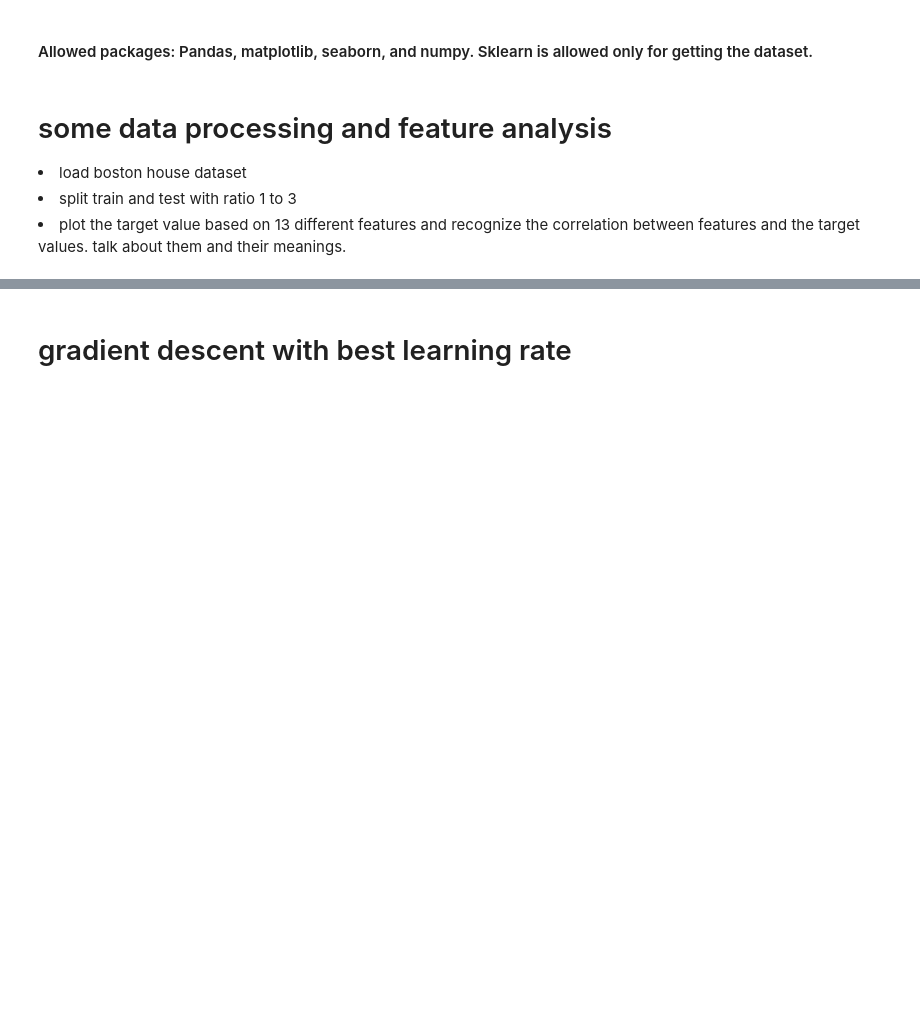
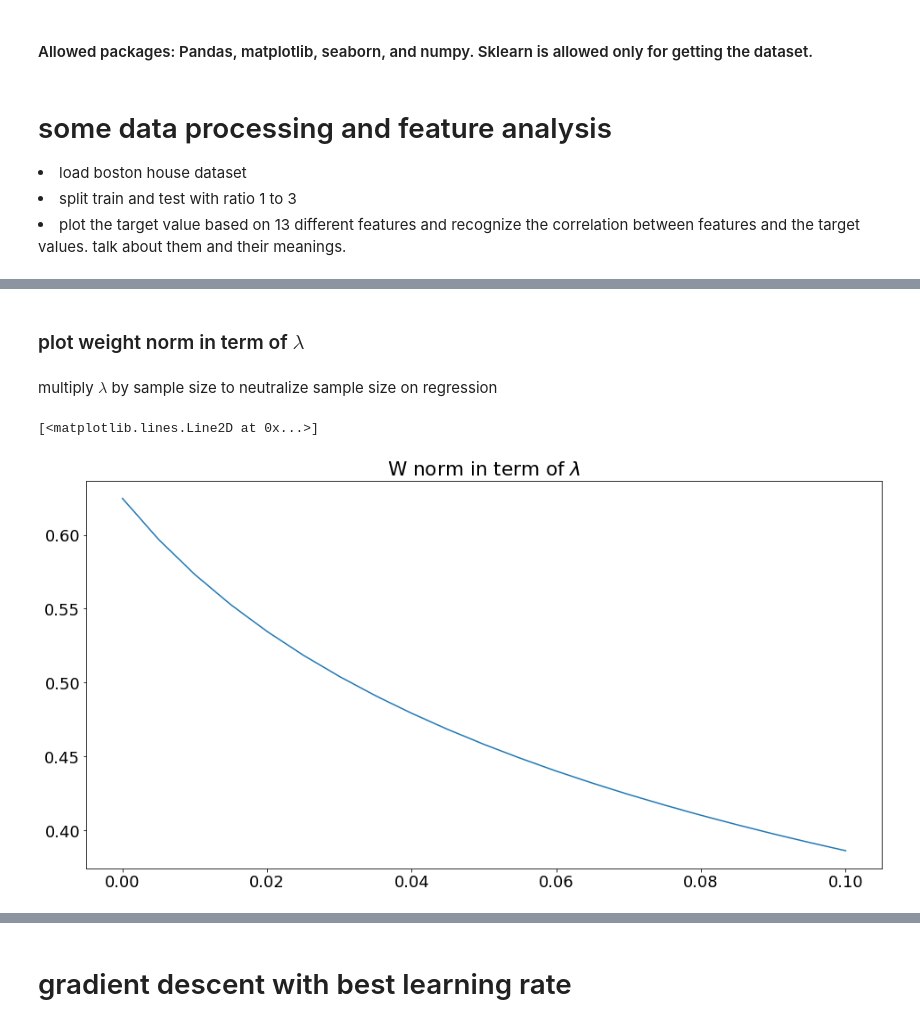
Before and after one commit to mm-mehran79/AI, a Jupyter notebook: HWs/4/Regression/PQ2.ipynb, the cells around one changed output, grey strips where cells are left out. Drawn from its saved outputs; the diff is of its cells as text; code cells hidden in the pictures; blank space fills up the shorter version.

```diff
--- a/HWs/4/Regression/PQ2.ipynb
+++ b/HWs/4/Regression/PQ2.ipynb
@@ -38,28 +87,32 @@ features so that you can see how the distributions vary</li>
 #this is just template you are free to implement is however you want. add many cell as you wish
 class LinearRegressionModel: #phi is phi = lambda X : np.c_[np.ones(X.shape[0]),X] for adding bias term to data or
     # any other features to data (this is just suggestion you are free to do whatever you want.)
-    def __init__(self,phi):
-        pass
+    def __init__(self):
+        self.phi = lambda X : np.c_[np.ones((X.shape[0],1)),X]
+        self.W = 0
 
 
-    def fit(self,X,y,regularization):
+    def fit(self,X,y,regularization:float):
         """
         get X and y train and learn the parameter by the equation.
 
         """
-        pass
+        phi = self.phi(X)
+        self.W = np.linalg.inv(phi.T@phi + regularization*np.eye(np.size(phi, axis=1)))@phi.T@y
+        return self.W
+
     def evaluate(self,X,y):
         """
         get X and y and calculate error.
         """
-        pass
+        return np.sum(np.square(self.transform(X) - y))/np.size(y)
+
     def transform(self,X):
         """
         get X and calculate yhat as predicted values.
 
         """
-        pass
+        return np.array(self.phi(X)@self.W)
 
     def get_param(self):
-        "return w "
-        pass
+        return self.W
@@ -65,0 +160,15 @@ class LinearRegressionModel: #phi is phi = lambda X : np.c_[np.ones(X.shape[0]),
+# %% [markdown]
+### plot weight norm in term of $\lambda$
+# %% [markdown]
+multiply $\lambda$ by sample size to neutralize sample size on regression
+# %%
+tempModel = LinearRegressionModel()
+Ws = list()
+for landa in np.arange(start=0, stop=0.105, step=0.005):
+    w = tempModel.fit(X= X_train, y=y_train, regularization=y_train.shape[0]*landa)
+    Ws.append(np.sum(np.square(w)))
+plt.title("W norm in term of $\lambda$")
+plt.plot(np.arange(start=0, stop=0.105, step=0.005), Ws)
+# %% [output]
+[<matplotlib.lines.Line2D at 0x...>]
+[figure, added]
```
Also changed, not shown: parts of 35 cells of this notebook, 1 other file.
